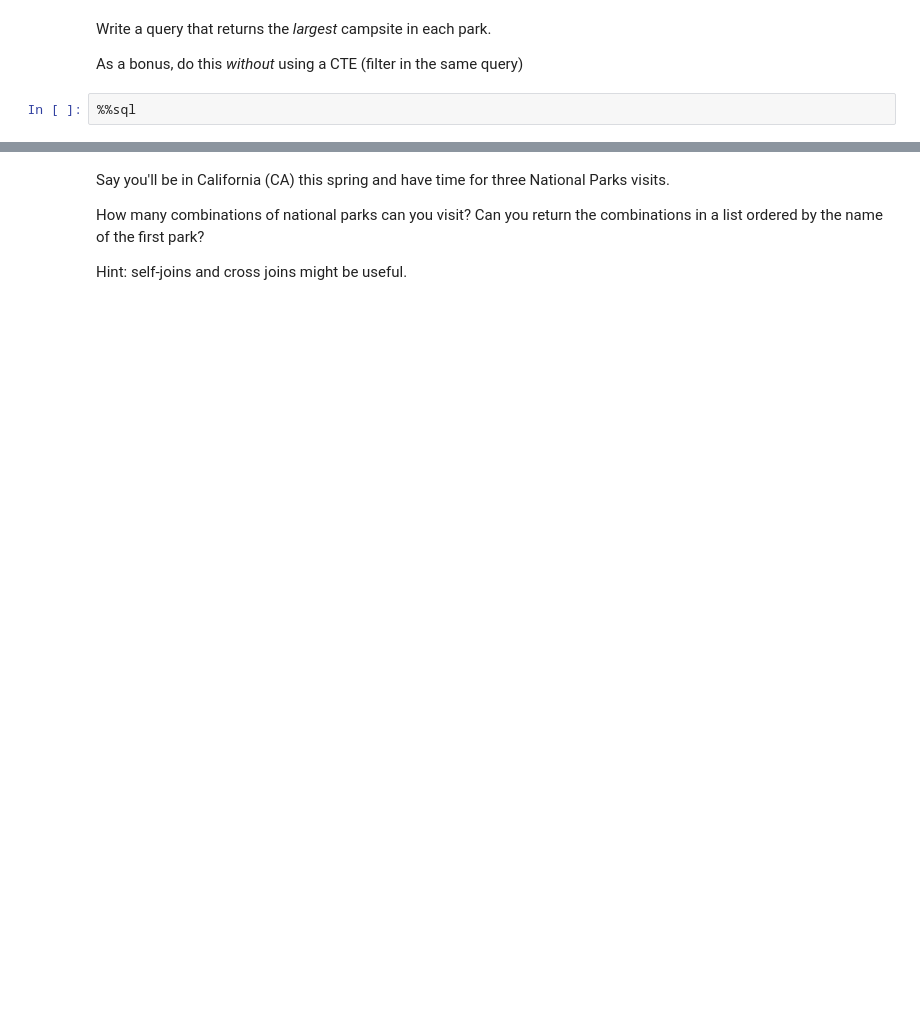
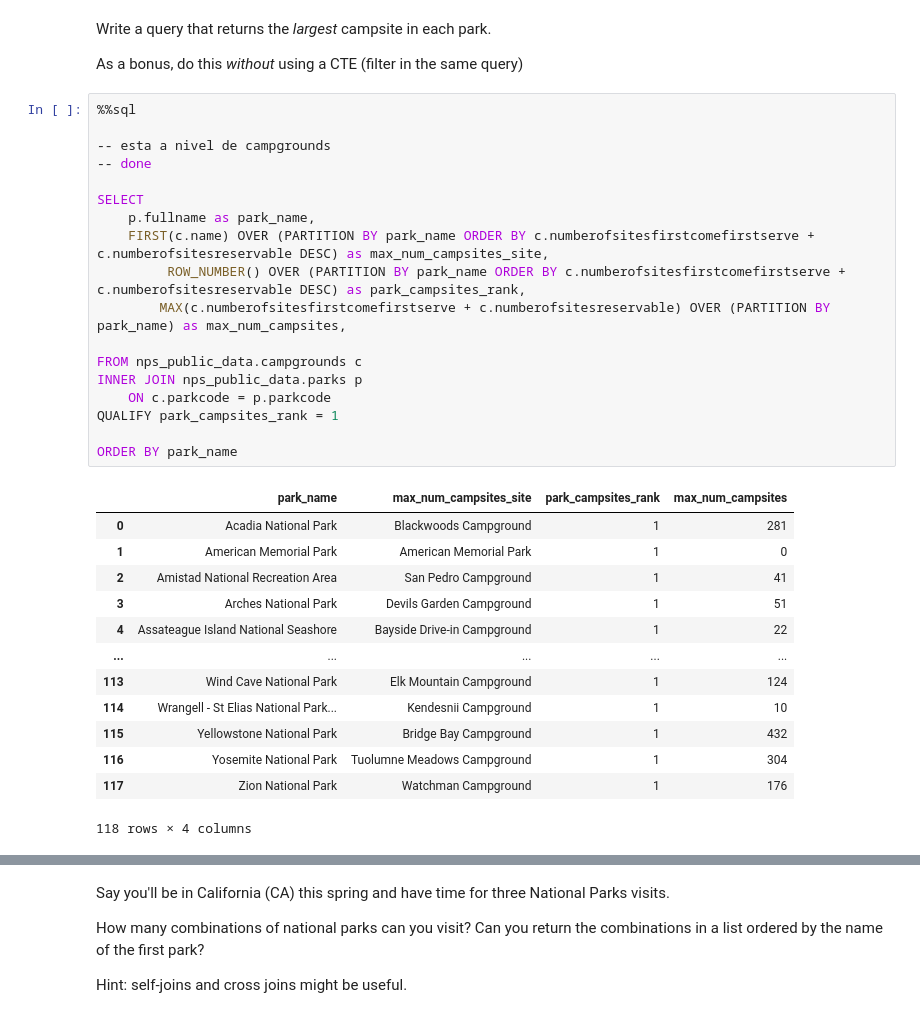
Before and after one commit to educifuentes/fundamentals-of-data-transformation-4554074, a Jupyter notebook: course/02-sql/exercises/blank-excercise edu.ipynb, the cells around one changed output, grey strips where cells are left out. Saved outputs shown, nothing was run; the diff lists cells and outputs as text; blank space fills up the shorter version.

```diff
--- a/course/02-sql/exercises/blank-excercise edu.ipynb
+++ b/course/02-sql/exercises/blank-excercise edu.ipynb
@@ -106,5 +228,35 @@ Hint: window functions might be helpful.
 Write a query that returns the _largest_ campsite in each park.
 
 As a bonus, do this _without_ using a CTE (filter in the same query)
-# %%
-%%sql
+# %%
+%%sql
+
+-- esta a nivel de campgrounds
+-- done
+
+SELECT
+    p.fullname as park_name,
+    FIRST(c.name) OVER (PARTITION BY park_name ORDER BY c.numberofsitesfirstcomefirstserve + c.numberofsitesreservable DESC) as max_num_campsites_site,
+         ROW_NUMBER() OVER (PARTITION BY park_name ORDER BY c.numberofsitesfirstcomefirstserve + c.numberofsitesreservable DESC) as park_campsites_rank,
+        MAX(c.numberofsitesfirstcomefirstserve + c.numberofsitesreservable) OVER (PARTITION BY park_name) as max_num_campsites,
+
+FROM nps_public_data.campgrounds c
+INNER JOIN nps_public_data.parks p
+    ON c.parkcode = p.parkcode
+QUALIFY park_campsites_rank = 1
+
+ORDER BY park_name
+# %% [output]
+|  | park_name | max_num_campsites_site | park_campsites_rank | max_num_campsites |
+| 0 | Acadia National Park | Blackwoods Campground | 1 | 281 |
+| 1 | American Memorial Park | American Memorial Park | 1 | 0 |
+| 2 | Amistad National Recreation Area | San Pedro Campground | 1 | 41 |
+| 3 | Arches National Park | Devils Garden Campground | 1 | 51 |
+| 4 | Assateague Island National Seashore | Bayside Drive-in Campground | 1 | 22 |
+| ... | ... | ... | ... | ... |
+| 113 | Wind Cave National Park | Elk Mountain Campground | 1 | 124 |
+| 114 | Wrangell - St Elias National Park... | Kendesnii Campground | 1 | 10 |
+| 115 | Yellowstone National Park | Bridge Bay Campground | 1 | 432 |
+| 116 | Yosemite National Park | Tuolumne Meadows Campground | 1 | 304 |
+| 117 | Zion National Park | Watchman Campground | 1 | 176 |
+118 rows × 4 columns
```
Also changed, not shown: parts of 19 cells of this notebook.
